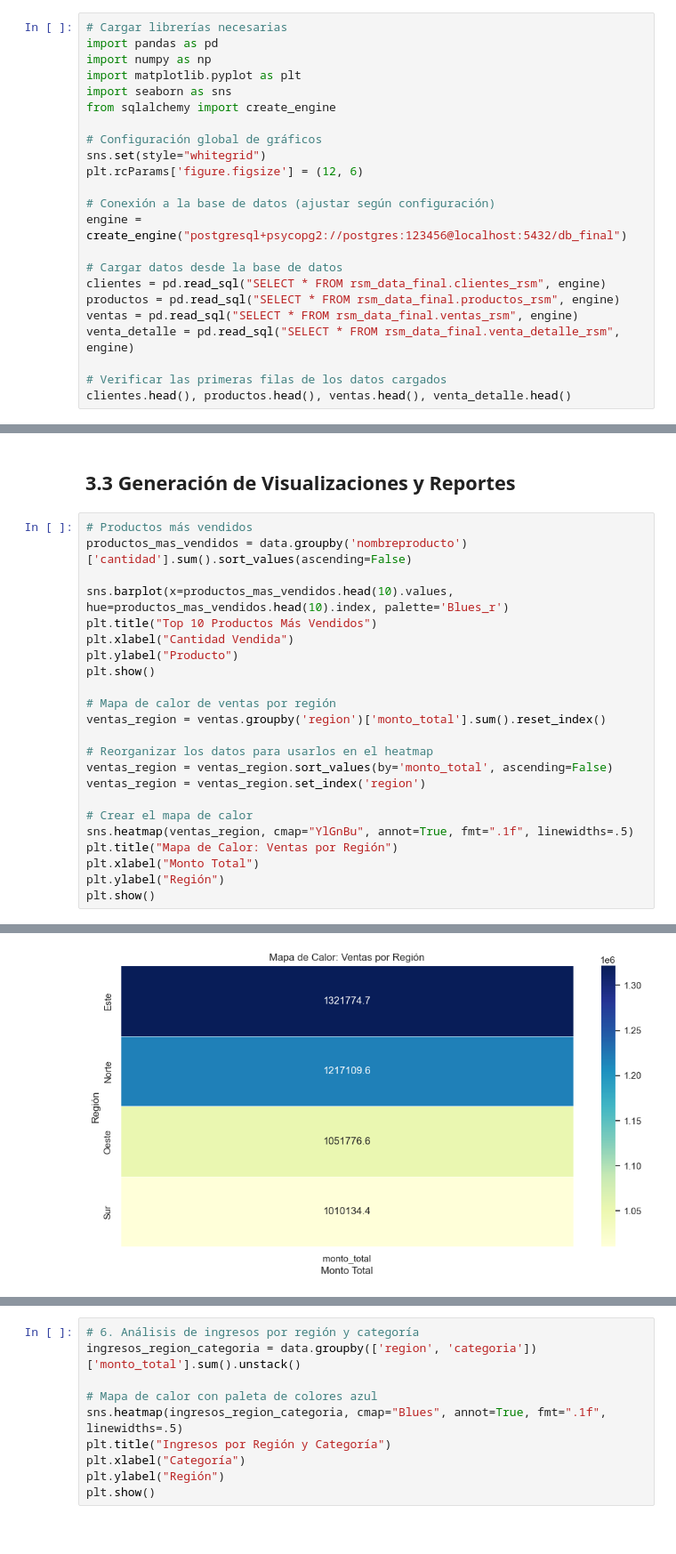
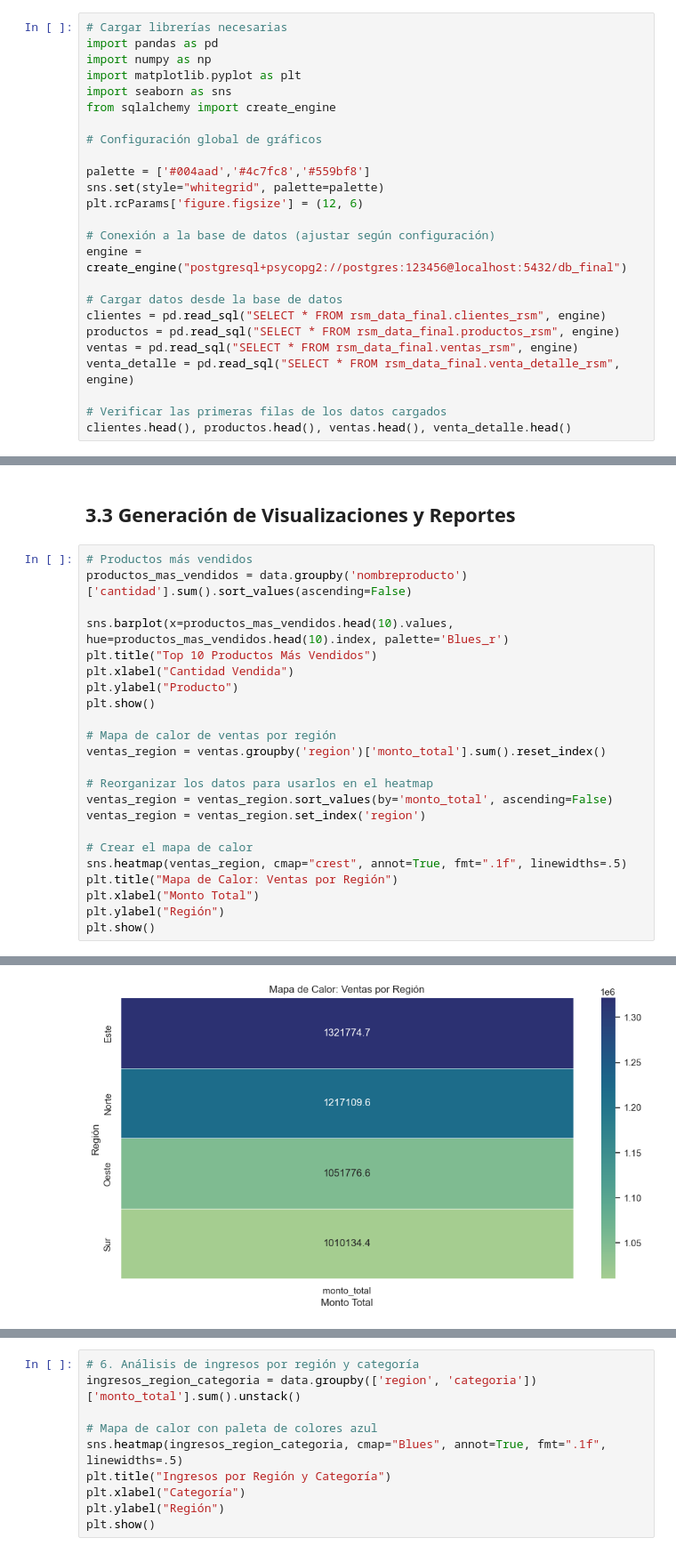
Before and after one commit to Ezzz-Lui/RSM-EvaluationProject, a Jupyter notebook: Python/AnalisisConPython.ipynb, the cells around one changed output, grey strips where cells are left out. Shown: that part at 89% size. Drawn from its saved outputs; the diff is of its cells as text.

```diff
--- a/Python/AnalisisConPython.ipynb
+++ b/Python/AnalisisConPython.ipynb
@@ -9,7 +9,9 @@ import seaborn as sns
 from sqlalchemy import create_engine
 
 # Configuración global de gráficos
-sns.set(style="whitegrid")
+
+palette = ['#004aad','#4c7fc8','#559bf8']
+sns.set(style="whitegrid", palette=palette)
 plt.rcParams['figure.figsize'] = (12, 6)
 
 # Conexión a la base de datos (ajustar según configuración)
@@ -132,29 +136,29 @@ Número de anomalías detectadas: 18
 # %%
 # Productos más vendidos
 productos_mas_vendidos = data.groupby('nombreproducto')['cantidad'].sum().sort_values(ascending=False)
 
 sns.barplot(x=productos_mas_vendidos.head(10).values, hue=productos_mas_vendidos.head(10).index, palette='Blues_r')
 plt.title("Top 10 Productos Más Vendidos")
 plt.xlabel("Cantidad Vendida")
 plt.ylabel("Producto")
 plt.show()
 
 # Mapa de calor de ventas por región
 ventas_region = ventas.groupby('region')['monto_total'].sum().reset_index()
 
 # Reorganizar los datos para usarlos en el heatmap
 ventas_region = ventas_region.sort_values(by='monto_total', ascending=False)
 ventas_region = ventas_region.set_index('region')
 
 # Crear el mapa de calor
-sns.heatmap(ventas_region, cmap="YlGnBu", annot=True, fmt=".1f", linewidths=.5)
+sns.heatmap(ventas_region, cmap="crest", annot=True, fmt=".1f", linewidths=.5)
 plt.title("Mapa de Calor: Ventas por Región")
 plt.xlabel("Monto Total")
 plt.ylabel("Región")
 plt.show()
 # %% [output]
 [figure]
-[figure, old version]
+[figure, new version]
 # %%
 # 1. Productos menos vendidos
 productos_menos_vendidos = data.groupby('nombreproducto')['cantidad'].sum().sort_values()
```
Also changed, not shown: parts of 7 cells of this notebook.
